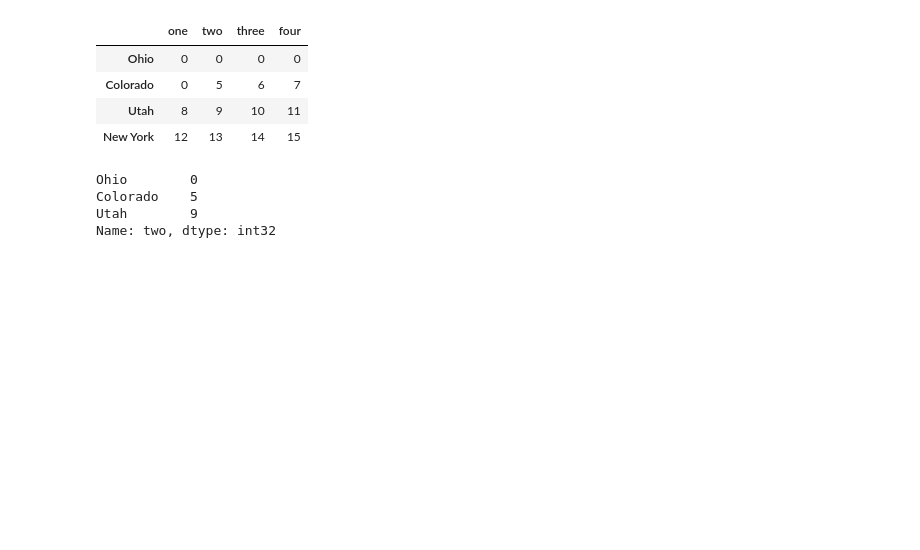
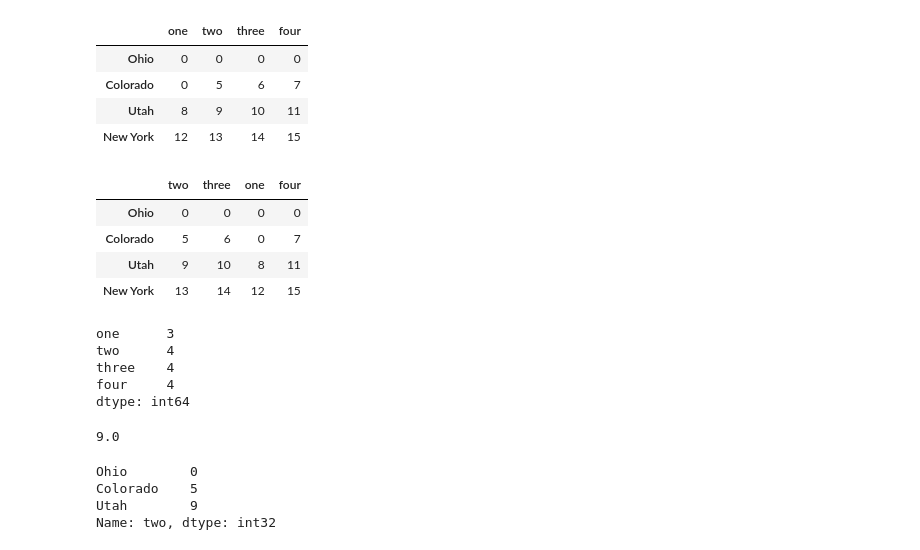
Before and after one commit to purvil/pandas, a Jupyter notebook: DataFrame.ipynb, the cells around one changed output. Saved outputs shown, nothing was run; the diff lists cells and outputs as text; code cells hidden in the pictures; blank space fills up the shorter version.

```diff
--- a/DataFrame.ipynb
+++ b/DataFrame.ipynb
@@ -622,6 +603,26 @@ f10
 | Colorado | 0 | 5 | 6 | 7 |
 | Utah | 8 | 9 | 10 | 11 |
 | New York | 12 | 13 | 14 | 15 |
+# %%
+f10.iloc[:, np.r_[1:3, 0, 3]] # select via combination of slice and stand alone columns.
+# %% [output]
+|  | two | three | one | four |
+| Ohio | 0 | 0 | 0 | 0 |
+| Colorado | 5 | 6 | 0 | 7 |
+| Utah | 9 | 10 | 8 | 11 |
+| New York | 13 | 14 | 12 | 15 |
+# %%
+f10.nunique() # Number of unique values
+# %% [output]
+one      3
+two      4
+three    4
+four     4
+dtype: int64
+# %%
+f10.one.quantile(0.75)
+# %% [output]
+9.0
 # %%
 f10.loc[:'Utah', 'two']
 # %% [output]
```
Also changed, not shown: parts of 14 cells of this notebook, 7 other files.
